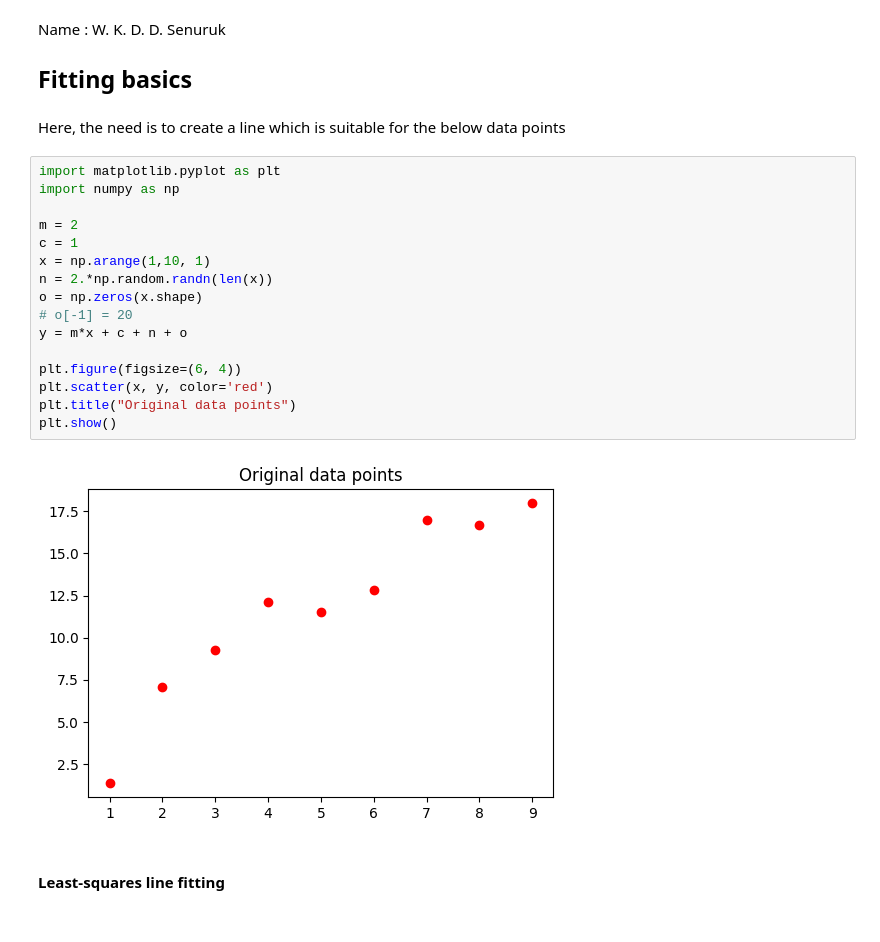
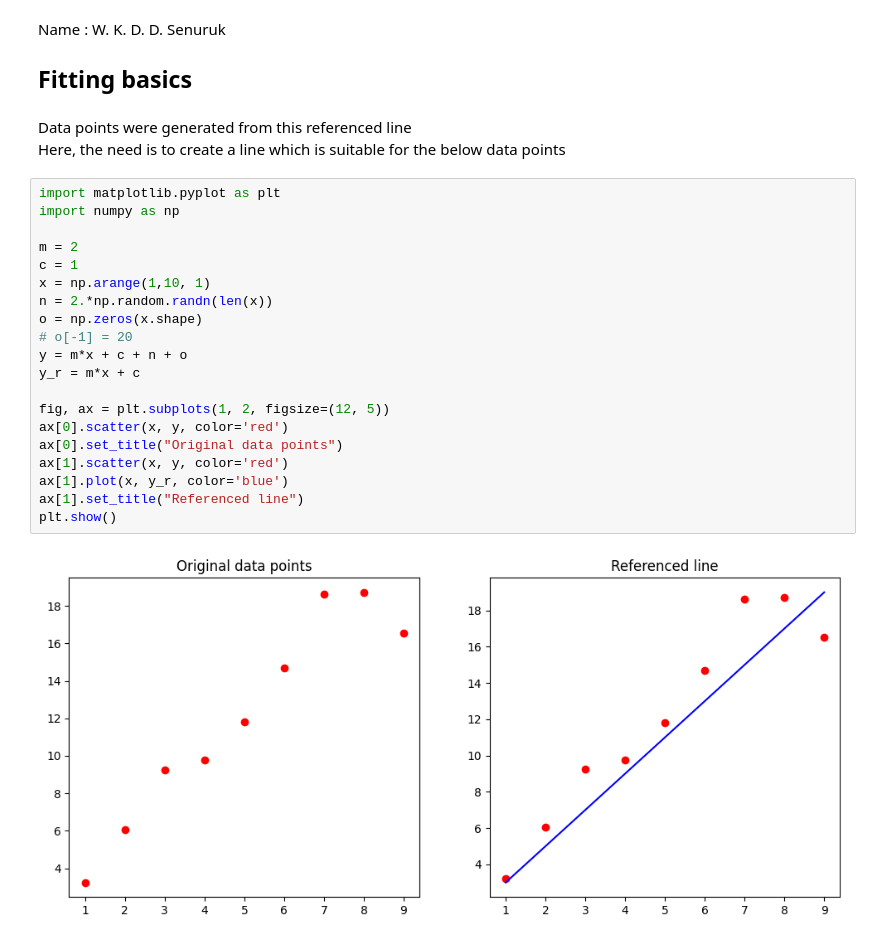
Before and after one commit to dilansenuruk/Image-Processing, a Jupyter notebook: Fitting_basics.ipynb, the cells around one changed output. Cells and saved outputs as stored; diff of their text form.

Commit message:
Line fitting models

```diff
--- a/Fitting_basics.ipynb
+++ b/Fitting_basics.ipynb
@@ -2,24 +2,27 @@
 Name : W. K. D. D. Senuruk
 ## Fitting basics
 # %% [markdown]
+Data points were generated from this referenced line
 Here, the need is to create a line which is suitable for the below data points
 # %%
 import matplotlib.pyplot as plt
 import numpy as np
 
 m = 2
 c = 1
 x = np.arange(1,10, 1)
 n = 2.*np.random.randn(len(x))
 o = np.zeros(x.shape)
 # o[-1] = 20
 y = m*x + c + n + o
+y_r = m*x + c
 
-plt.figure(figsize=(6, 4))
-plt.scatter(x, y, color='red')
-plt.title("Original data points")
+fig, ax = plt.subplots(1, 2, figsize=(12, 5))
+ax[0].scatter(x, y, color='red')
+ax[0].set_title("Original data points")
+ax[1].scatter(x, y, color='red')
+ax[1].plot(x, y_r, color='blue')
+ax[1].set_title("Referenced line")
 plt.show()
 # %% [output]
-[figure, old version]
+[figure, new version]
-# %% [markdown]
-#### Least-squares line fitting
```
Also changed, not shown: parts of 23 cells of this notebook.
